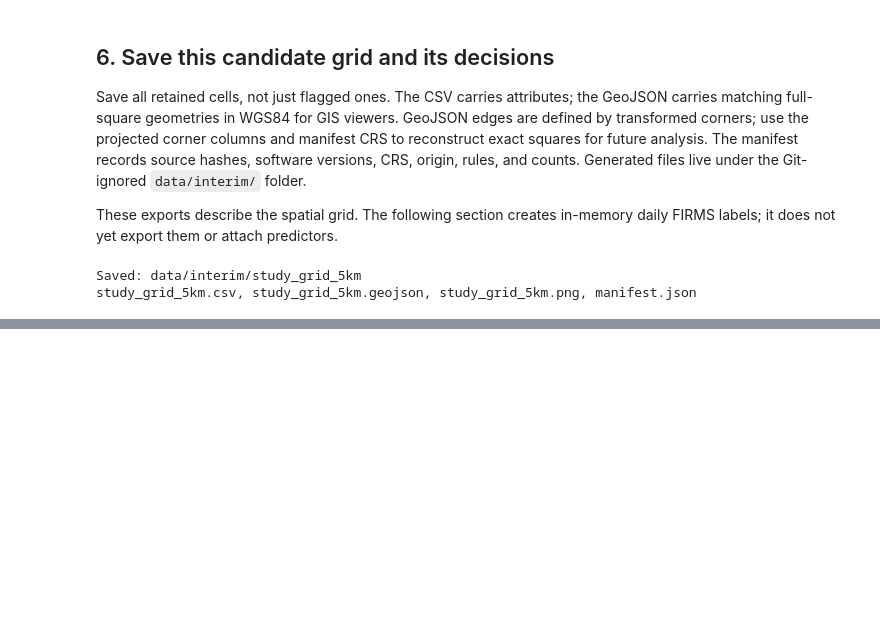
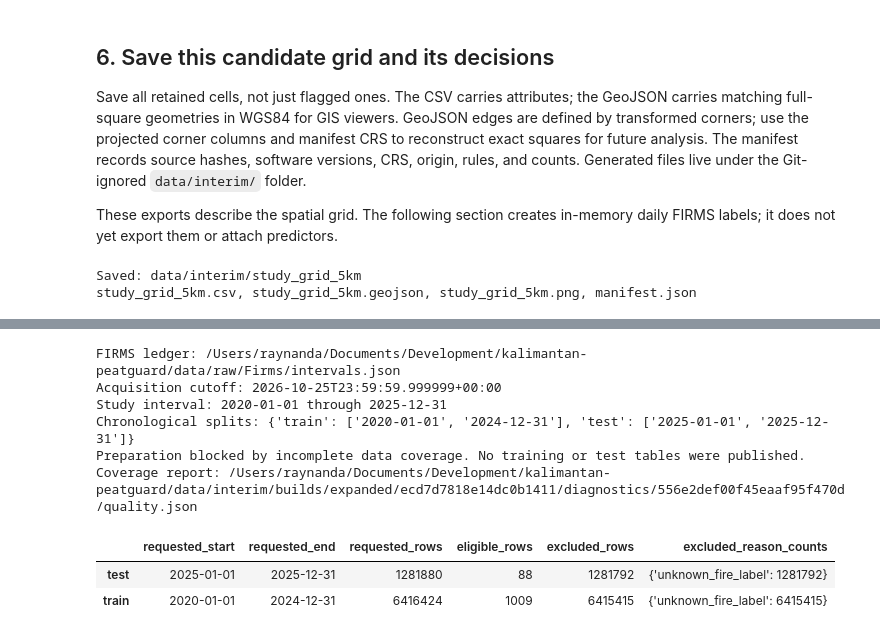
Before and after one commit to RaynandaSantoso/kalimantan-peatguard, a Jupyter notebook: preprocessing.ipynb, the cells around one changed output, grey strips where cells are left out. Drawn from its saved outputs; the diff is of its cells as text; code cells hidden in the pictures; blank space fills up the shorter version.

```diff
--- a/preprocessing.ipynb
+++ b/preprocessing.ipynb
@@ -16,7 +5,7 @@ This is a candidate mapped mask, not a newly validated peat classification.
 # %%
 import hashlib
 import json
-from pathlib import Path
+from peatguard.study import find_root
 
 import matplotlib.pyplot as plt
 from matplotlib.collections import PolyCollection
@@ -30,7 +19,7 @@ from shapely.geometry import mapping, shape
 from shapely.ops import transform
 from shapely.plotting import plot_polygon
 
-ROOT = Path.cwd()
+ROOT = find_root()
 BOUNDARY_PATH = ROOT / "data/raw/boundaries/big_kalimantan_provinces.geojson"
 PEAT_PATH = ROOT / "data/raw/peatland/big_peta_lahan_gambut_kalimantan.geojson"
 OUTPUT_DIR = ROOT / "data/interim/study_grid_5km"
@@ -1037,0 +338,52 @@ Missing values in either split: 0
+# %%
+import json
+import os
+from pathlib import Path
+import pandas as pd
+from peatguard.study import load_study
+from peatguard.datasets import prepare, CoverageError
+
+# Visible defaults for the downloaded local snapshot; environment overrides are optional.
+DEFAULT_AS_OF = "2026-10-25"
+default_ledger = ROOT / "data/raw/Firms/intervals.json"
+ledger = os.environ.get("FIRMS_LEDGER") or str(default_ledger)
+cutoff = os.environ.get("PEATGUARD_AS_OF") or DEFAULT_AS_OF
+if not Path(ledger).is_file():
+    raise FileNotFoundError(f"FIRMS ledger not found: {ledger}. Import the source files first or set FIRMS_LEDGER.")
+study = load_study(root=ROOT, profile=os.environ.get("PEATGUARD_PROFILE", "expanded"),
+                   start=os.environ.get("PEATGUARD_START"), end=os.environ.get("PEATGUARD_END", "latest"), as_of=cutoff)
+print("FIRMS ledger:", ledger)
+print("Acquisition cutoff:", study.as_of.isoformat())
+print("Study interval:", study.start, "through", study.end)
+print("Chronological splits:", study.profile_config["splits"])
+held_start, held_end = os.environ.get("PEATGUARD_HELD_OUT_START"), os.environ.get("PEATGUARD_HELD_OUT_END")
+if bool(held_start) != bool(held_end):
+    raise ValueError("Both held-out boundaries must be explicit.")
+build_directory = None
+quality_report = None
+try:
+    build_directory = prepare(study, ledger,
+        map_policy=os.environ.get("PEATGUARD_MAP_POLICY", "strict_same_year"),
+        coverage_policy=os.environ.get("PEATGUARD_COVERAGE_POLICY", "require_complete"),
+        held_out_interval=(held_start, held_end) if held_start else None)
+except CoverageError as error:
+    quality_report = error.report_path
+    quality = json.loads(quality_report.read_text())
+    print("Preparation blocked by incomplete data coverage. No training or test tables were published.")
+    print("Coverage report:", quality_report)
+    display(pd.DataFrame.from_dict(quality["splits"], orient="index")[[
+        "requested_start", "requested_end", "requested_rows", "eligible_rows", "excluded_rows", "excluded_reason_counts"
+    ]])
+else:
+    print("Prepared research build:", build_directory)
+    print("No model was trained. Use this exact directory as PEATGUARD_BUILD in baseline_models.ipynb.")
+# %% [output]
+FIRMS ledger: /Users/raynanda/Documents/Development/kalimantan-peatguard/data/raw/Firms/intervals.json
+Acquisition cutoff: 2026-10-25T23:59:59.999999+00:00
+Study interval: 2020-01-01 through 2025-12-31
+Chronological splits: {'train': ['2020-01-01', '2024-12-31'], 'test': ['2025-01-01', '2025-12-31']}
+Preparation blocked by incomplete data coverage. No training or test tables were published.
+Coverage report: /Users/raynanda/Documents/Development/kalimantan-peatguard/data/interim/builds/expanded/ecd7d7818e14dc0b1411/diagnostics/556e2def00f45eaaf95f470d/quality.json
+|  | requested_start | requested_end | requested_rows | eligible_rows | excluded_rows | excluded_reason_counts |
+| test | 2025-01-01 | 2025-12-31 | 1281880 | 88 | 1281792 | {'unknown_fire_label': 1281792} |
+| train | 2020-01-01 | 2024-12-31 | 6416424 | 1009 | 6415415 | {'unknown_fire_label': 6415415} |
```
Also changed, not shown: parts of 42 cells of this notebook, 39 other files.
